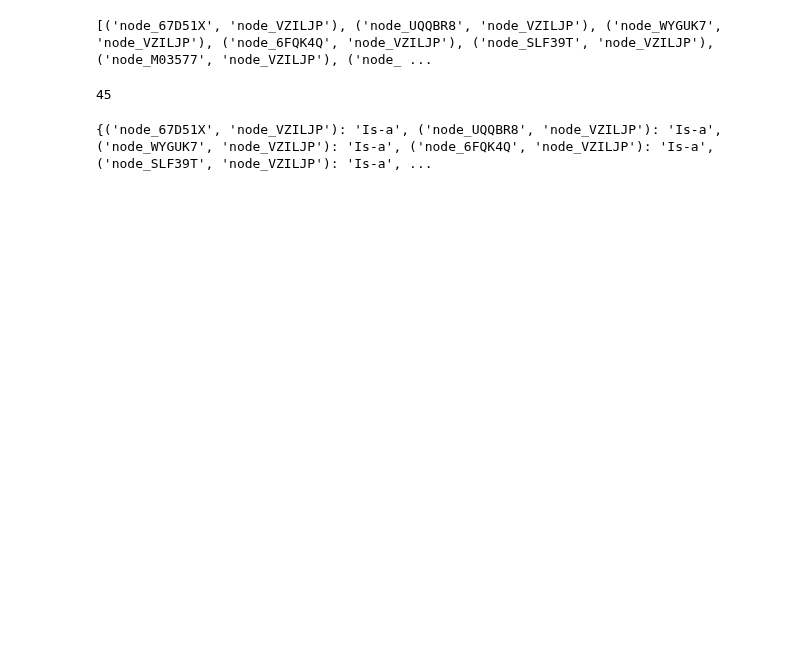
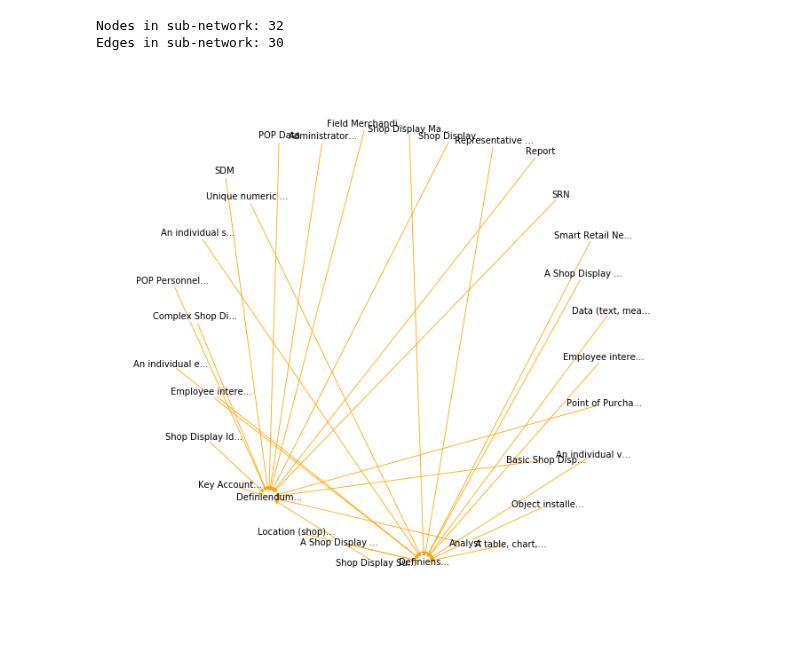
Before and after one commit to ivanjureta/new-concept-networks, a Jupyter notebook: analysis/ilang_structure_step_by_step.ipynb, the cells around one changed output. Cells and saved outputs as stored; diff of their text form; code cells hidden in the pictures; blank space fills up the shorter version.

Commit message:
Definition Network code updates.

```diff
--- a/analysis/ilang_structure_step_by_step.ipynb
+++ b/analysis/ilang_structure_step_by_step.ipynb
@@ -14,6 +14,36 @@ from copy import deepcopy
 # Function to ignore case, when searching for occurrences of definiendum and short definiendum in definiens.
 def normalize_caseless(text):
     return unicodedata.normalize("NFKD", text.casefold())
+
+# Function to draw a sub-network of your_network, such that:
+# it includes only edges which have, in your_network, the value your_edge_attribute_value for attribute your_edge_attribute, and
+# it includes only nodes from your_network, which are connected by the edges selected above, and
+# each node is labeled by the value of its your_node_attribute, from your_network.
+def draw_your_subnetwork(your_network, your_node_attribute, your_edge_attribute, your_edge_attribute_value):
+    plt.figure(num=None, figsize=(10, 10), dpi=60, facecolor='w', edgecolor='g')
+    pos = nx.spring_layout(your_network, k=20)
+
+    ## Select subset of nodes and edges to draw.
+    nodes_to_draw = list()
+    edges_to_draw = list()
+    for o,d in your_network.edges():
+        if nx.get_edge_attributes(your_network, your_edge_attribute)[o,d] == your_edge_attribute_value:
+            if o not in nodes_to_draw: nodes_to_draw.append(o)
+            if d not in nodes_to_draw: nodes_to_draw.append(d)
+            edges_to_draw.append((o,d))
+
+    ## Make labels for nodes to draw, cut to 15 characters if label longer than 10.
+    all_node_labels = nx.get_node_attributes(your_network, your_node_attribute)
+    node_labels_short = dict()
+    for n in nodes_to_draw:
+        if len(all_node_labels[n]) < 9: node_labels_short[n] = all_node_labels[n]
+        else: node_labels_short[n] = all_node_labels[n][0:15] + '...'
+
+    nx.draw(your_network, pos, node_list = nodes_to_draw, edgelist = edges_to_draw, labels = node_labels_short, arrows=True, with_labels=True, node_color='#FFFFFF', edge_color='#FFA500')
+    image_file_name = "%s_%s.png" % (analysis_project_name, your_edge_attribute_value)
+    plt.savefig(image_file_name)
+    print('Nodes in sub-network:', len(nodes_to_draw))
+    print('Edges in sub-network:', len(edges_to_draw))
 # %%
 # Set the name of the project, to use as prefix on names of all output files.
 ## Project: UN Glossary of World Heritage Terms
@@ -42,10 +72,10 @@ dn = nx.DiGraph()
 
 ## Populate Definition Network with nodes.
 
-# Make a random 6-item alphanumeric string, to use in node identifiers.
+# Make a random 10-item alphanumeric string, to use in node identifiers.
 import random
 import string
-def id_generator(size=6, chars=string.ascii_uppercase + string.digits):
+def id_generator(size=10, chars=string.ascii_uppercase + string.digits):
     return ''.join(random.choice(chars) for _ in range(size))
 
 # Checks if node_id is unique among node_id values which are already in a network.
@@ -58,7 +88,7 @@ def is_unique_node_id(network, node_identifier):
 # Make 2*len(raw_defs)+2 nodes, give each a unique node_id (unique in the given network only).
 # node_id has format node_[random 8 characters].
 for i in range(0, 2*len(raw_defs)+2):
-    node_id = 'node_' + id_generator()
+    node_id = analysis_project_name + '_node_' + id_generator()
     if is_unique_node_id(dn, node_id) == 0:
         dn.add_node(node_id)
 # %%
@@ -100,15 +127,10 @@ for i in dn.nodes():
 ## Populate network with Defines relationship edges.
 for i in range(0, len(raw_defs)):
         dn.add_edge(attribute_value_node_id(dn, 'content', raw_defs[i]['definiens']), attribute_value_node_id(dn, 'content', raw_defs[i]['definiendum']), relationship = 'Defines')
-# %%
-print(dn.edges())
-# %% [output]
-[('node_67D51X', 'node_VZILJP'), ('node_UQQBR8', 'node_VZILJP'), ('node_WYGUK7', 'node_VZILJP'), ('node_6FQK4Q', 'node_VZILJP'), ('node_SLF39T', 'node_VZILJP'), ('node_M03577', 'node_VZILJP'), ('node_ ...
-# %%
-len(dn.edges())
-# %% [output]
-45
-# %%
-print(nx.get_edge_attributes(dn, 'relationship'))
-# %% [output]
-{('node_67D51X', 'node_VZILJP'): 'Is-a', ('node_UQQBR8', 'node_VZILJP'): 'Is-a', ('node_WYGUK7', 'node_VZILJP'): 'Is-a', ('node_6FQK4Q', 'node_VZILJP'): 'Is-a', ('node_SLF39T', 'node_VZILJP'): 'Is-a', ...
+# %%
+# Plot the Is-a sub-network.
+draw_your_subnetwork(dn, 'content', 'relationship', 'Is-a')
+# %% [output]
+Nodes in sub-network: 32
+Edges in sub-network: 30
+[figure, added]
```
Also changed, not shown: parts of 5 cells of this notebook, 4 other files.
